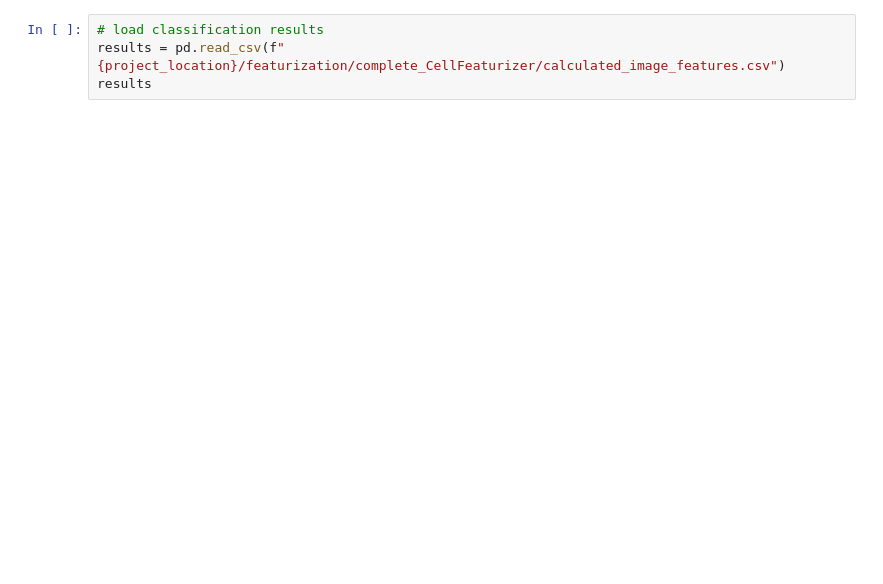
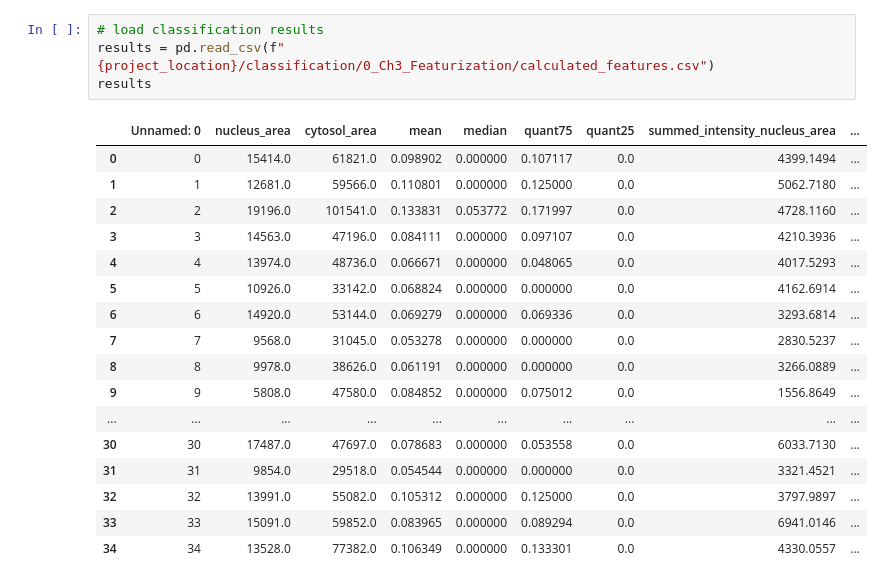
Before and after one commit to MannLabs/scPortrait-notebooks, a Jupyter notebook: example_projects/example_4/processing_notebook.ipynb, the cells around one changed output. Saved outputs shown, nothing was run; the diff lists cells and outputs as text; blank space fills up the shorter version.

```diff
--- a/example_projects/example_4/processing_notebook.ipynb
+++ b/example_projects/example_4/processing_notebook.ipynb
@@ -142,7 +223,25 @@ project.featurize()
 # %%
 # load classification results
-results = pd.read_csv(f"{project_location}/featurization/complete_CellFeaturizer/calculated_image_features.csv")
+results = pd.read_csv(f"{project_location}/classification/0_Ch3_Featurization/calculated_features.csv")
 results
+# %% [output]
+|  | Unnamed: 0 | nucleus_area | cytosol_area | mean | median | quant75 | quant25 | summed_intensity_nucleus_area | ... |
+| 0 | 0 | 15414.0 | 61821.0 | 0.098902 | 0.000000 | 0.107117 | 0.0 | 4399.1494 | ... |
+| 1 | 1 | 12681.0 | 59566.0 | 0.110801 | 0.000000 | 0.125000 | 0.0 | 5062.7180 | ... |
+| 2 | 2 | 19196.0 | 101541.0 | 0.133831 | 0.053772 | 0.171997 | 0.0 | 4728.1160 | ... |
+| 3 | 3 | 14563.0 | 47196.0 | 0.084111 | 0.000000 | 0.097107 | 0.0 | 4210.3936 | ... |
+| 4 | 4 | 13974.0 | 48736.0 | 0.066671 | 0.000000 | 0.048065 | 0.0 | 4017.5293 | ... |
+| 5 | 5 | 10926.0 | 33142.0 | 0.068824 | 0.000000 | 0.000000 | 0.0 | 4162.6914 | ... |
+| 6 | 6 | 14920.0 | 53144.0 | 0.069279 | 0.000000 | 0.069336 | 0.0 | 3293.6814 | ... |
+| 7 | 7 | 9568.0 | 31045.0 | 0.053278 | 0.000000 | 0.000000 | 0.0 | 2830.5237 | ... |
+| 8 | 8 | 9978.0 | 38626.0 | 0.061191 | 0.000000 | 0.000000 | 0.0 | 3266.0889 | ... |
+| 9 | 9 | 5808.0 | 47580.0 | 0.084852 | 0.000000 | 0.075012 | 0.0 | 1556.8649 | ... |
+| ... | ... | ... | ... | ... | ... | ... | ... | ... | ... |
+| 30 | 30 | 17487.0 | 47697.0 | 0.078683 | 0.000000 | 0.053558 | 0.0 | 6033.7130 | ... |
+| 31 | 31 | 9854.0 | 29518.0 | 0.054544 | 0.000000 | 0.000000 | 0.0 | 3321.4521 | ... |
+| 32 | 32 | 13991.0 | 55082.0 | 0.105312 | 0.000000 | 0.125000 | 0.0 | 3797.9897 | ... |
+| 33 | 33 | 15091.0 | 59852.0 | 0.083965 | 0.000000 | 0.089294 | 0.0 | 6941.0146 | ... |
+| 34 | 34 | 13528.0 | 77382.0 | 0.106349 | 0.000000 | 0.133301 | 0.0 | 4330.0557 | ... |
 # %%
 fig, axs = plt.subplots(1, 2, figsize=(10, 4))
 axs[0].hist(results["nucleus_area"], bins=50)
```
Also changed, not shown: parts of 11 cells of this notebook, 1 other file.
